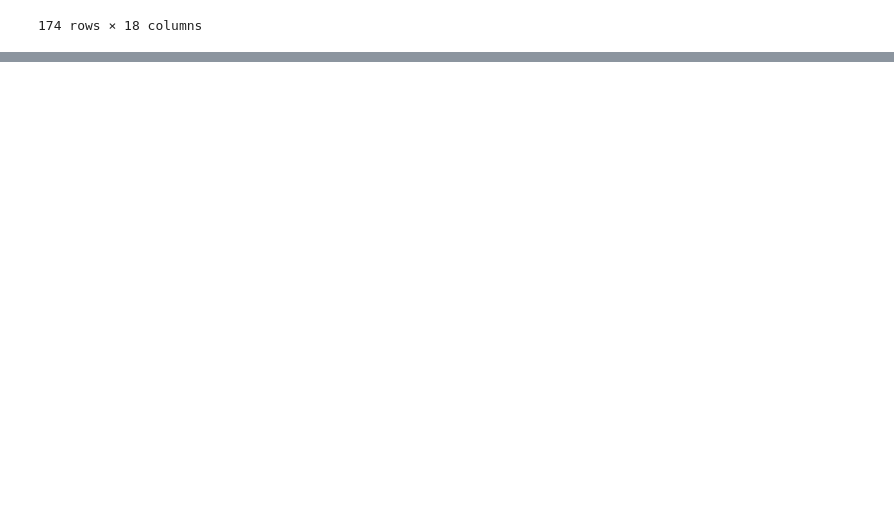
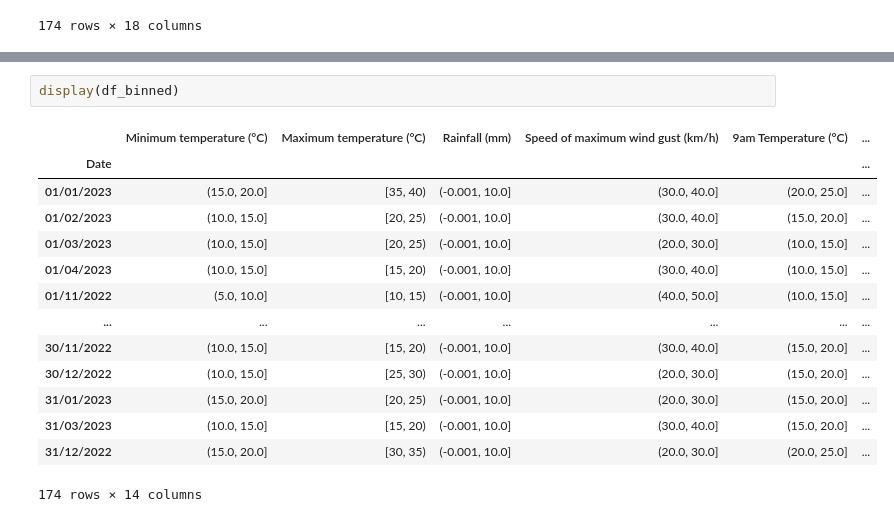
Before and after one commit to HillarP/Energy_Prediction, a Jupyter notebook: Jigar_Group_1_Data.ipynb, the cells around one changed output, grey strips where cells are left out. Drawn from its saved outputs; the diff is of its cells as text; blank space fills up the shorter version.

```diff
--- a/Jigar_Group_1_Data.ipynb
+++ b/Jigar_Group_1_Data.ipynb
@@ -789,0 +711,17 @@ dtype: object
+# %%
+display(df_binned)
+# %% [output]
+|  | Minimum temperature (°C) | Maximum temperature (°C) | Rainfall (mm) | Speed of maximum wind gust (km/h) | 9am Temperature (°C) | ... |
+| Date |  |  |  |  |  | ... |
+| 01/01/2023 | (15.0, 20.0] | [35, 40) | (-0.001, 10.0] | (30.0, 40.0] | (20.0, 25.0] | ... |
+| 01/02/2023 | (10.0, 15.0] | [20, 25) | (-0.001, 10.0] | (30.0, 40.0] | (15.0, 20.0] | ... |
+| 01/03/2023 | (10.0, 15.0] | [20, 25) | (-0.001, 10.0] | (20.0, 30.0] | (10.0, 15.0] | ... |
+| 01/04/2023 | (10.0, 15.0] | [15, 20) | (-0.001, 10.0] | (30.0, 40.0] | (10.0, 15.0] | ... |
+| 01/11/2022 | (5.0, 10.0] | [10, 15) | (-0.001, 10.0] | (40.0, 50.0] | (10.0, 15.0] | ... |
+| ... | ... | ... | ... | ... | ... | ... |
+| 30/11/2022 | (10.0, 15.0] | [15, 20) | (-0.001, 10.0] | (30.0, 40.0] | (15.0, 20.0] | ... |
+| 30/12/2022 | (10.0, 15.0] | [25, 30) | (-0.001, 10.0] | (20.0, 30.0] | (15.0, 20.0] | ... |
+| 31/01/2023 | (15.0, 20.0] | [20, 25) | (-0.001, 10.0] | (20.0, 30.0] | (15.0, 20.0] | ... |
+| 31/03/2023 | (10.0, 15.0] | [15, 20) | (-0.001, 10.0] | (30.0, 40.0] | (15.0, 20.0] | ... |
+| 31/12/2022 | (15.0, 20.0] | [30, 35) | (-0.001, 10.0] | (20.0, 30.0] | (20.0, 25.0] | ... |
+174 rows × 14 columns
```
Also changed, not shown: parts of 10 cells of this notebook.
